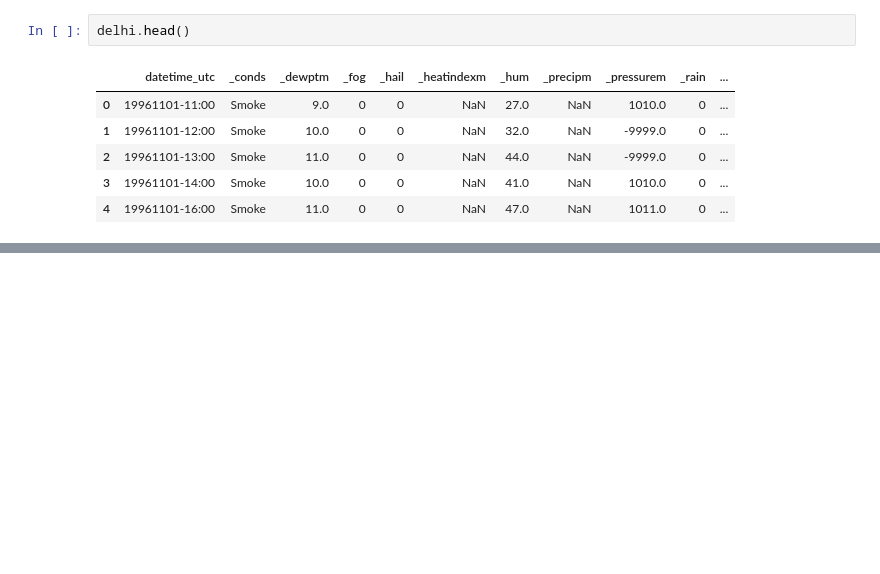
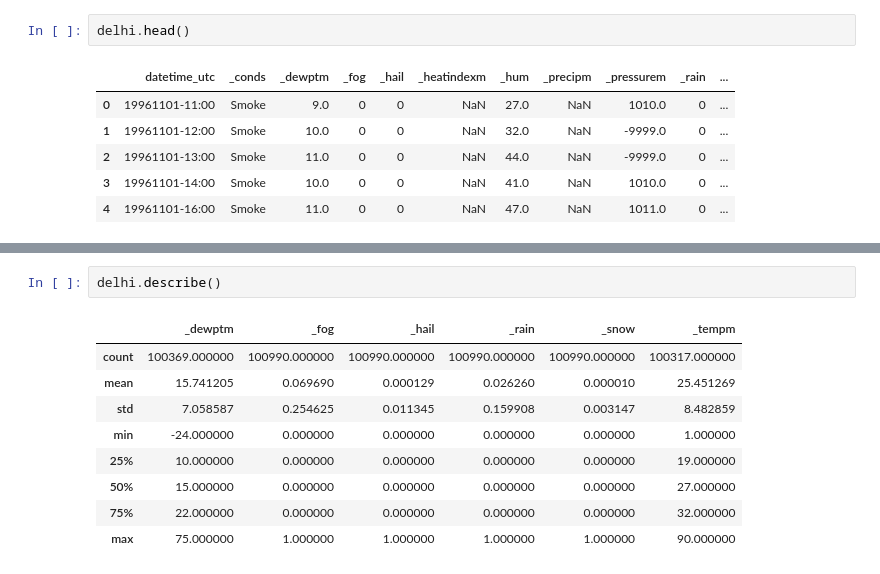
Before and after one commit to i-shitizkhanna/Time-Series-Forecasting, a Jupyter notebook: Time_Series_Analysis.ipynb, the cells around one changed output, grey strips where cells are left out. Saved outputs shown, nothing was run; the diff lists cells and outputs as text; blank space fills up the shorter version.

```diff
--- a/Time_Series_Analysis.ipynb
+++ b/Time_Series_Analysis.ipynb
@@ -16,0 +37,12 @@ delhi.head()
+# %%
+delhi.describe()
+# %% [output]
+|  | _dewptm | _fog | _hail | _rain | _snow | _tempm |
+| count | 100369.000000 | 100990.000000 | 100990.000000 | 100990.000000 | 100990.000000 | 100317.000000 |
+| mean | 15.741205 | 0.069690 | 0.000129 | 0.026260 | 0.000010 | 25.451269 |
+| std | 7.058587 | 0.254625 | 0.011345 | 0.159908 | 0.003147 | 8.482859 |
+| min | -24.000000 | 0.000000 | 0.000000 | 0.000000 | 0.000000 | 1.000000 |
+| 25% | 10.000000 | 0.000000 | 0.000000 | 0.000000 | 0.000000 | 19.000000 |
+| 50% | 15.000000 | 0.000000 | 0.000000 | 0.000000 | 0.000000 | 27.000000 |
+| 75% | 22.000000 | 0.000000 | 0.000000 | 0.000000 | 0.000000 | 32.000000 |
+| max | 75.000000 | 1.000000 | 1.000000 | 1.000000 | 1.000000 | 90.000000 |
```
Also changed, not shown: parts of 13 cells of this notebook.
